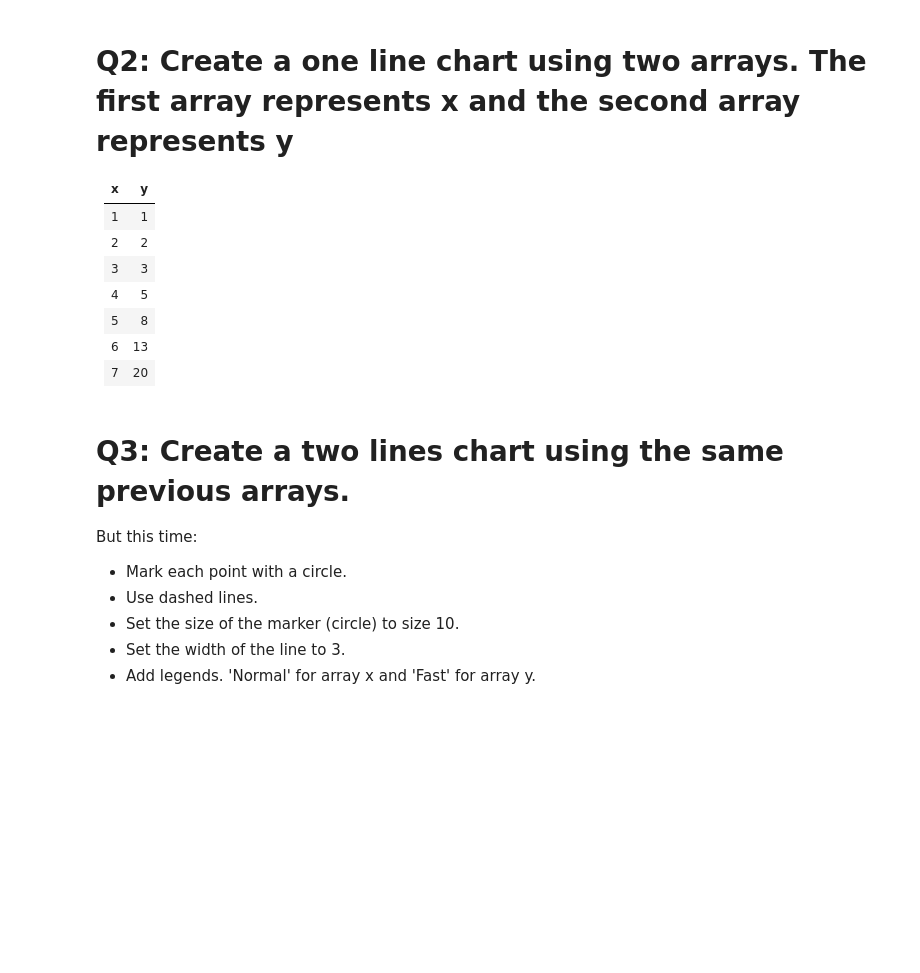
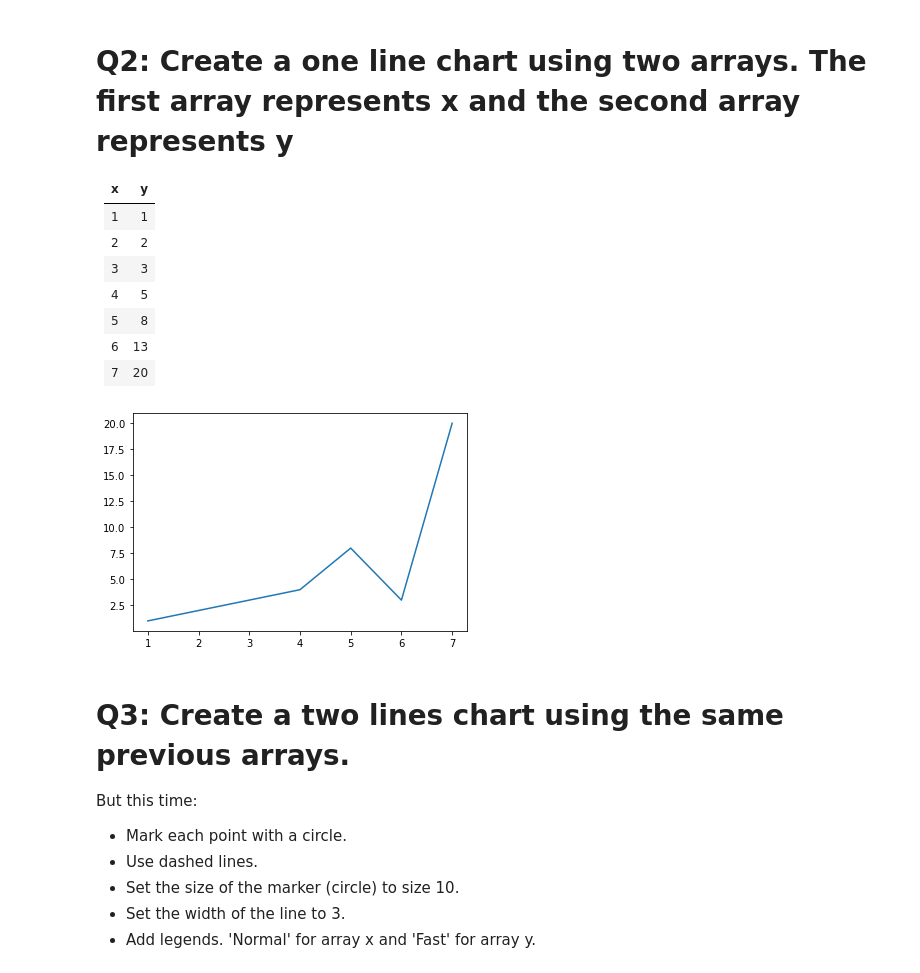
Before and after one commit to Tuwaiq-Data-Science-Bootcamp/Day8-Lab2-Matplotlib, a Jupyter notebook: Day#8_Matplotlib_Assignment2.ipynb, the cells around one changed output. Drawn from its saved outputs; the diff is of its cells as text; code cells hidden in the pictures; blank space fills up the shorter version.

```diff
--- a/Day#8_Matplotlib_Assignment2.ipynb
+++ b/Day#8_Matplotlib_Assignment2.ipynb
@@ -16,7 +16,12 @@ import numpy as np
 | 6    | 13      |
 | 7    | 20      |
 # %%
-# write your code here ^_^
+x = np.arange(1,8)
+y = np.arange(1,5)
+y = np.concatenate([y,[8,3,20]])
+plt.plot(x,y);
+# %% [output]
+[figure, added]
 # %% [markdown]
 # Q3: Create a two lines chart using the same previous arrays.
 But this time:
```
Also changed, not shown: parts of 8 cells of this notebook.
